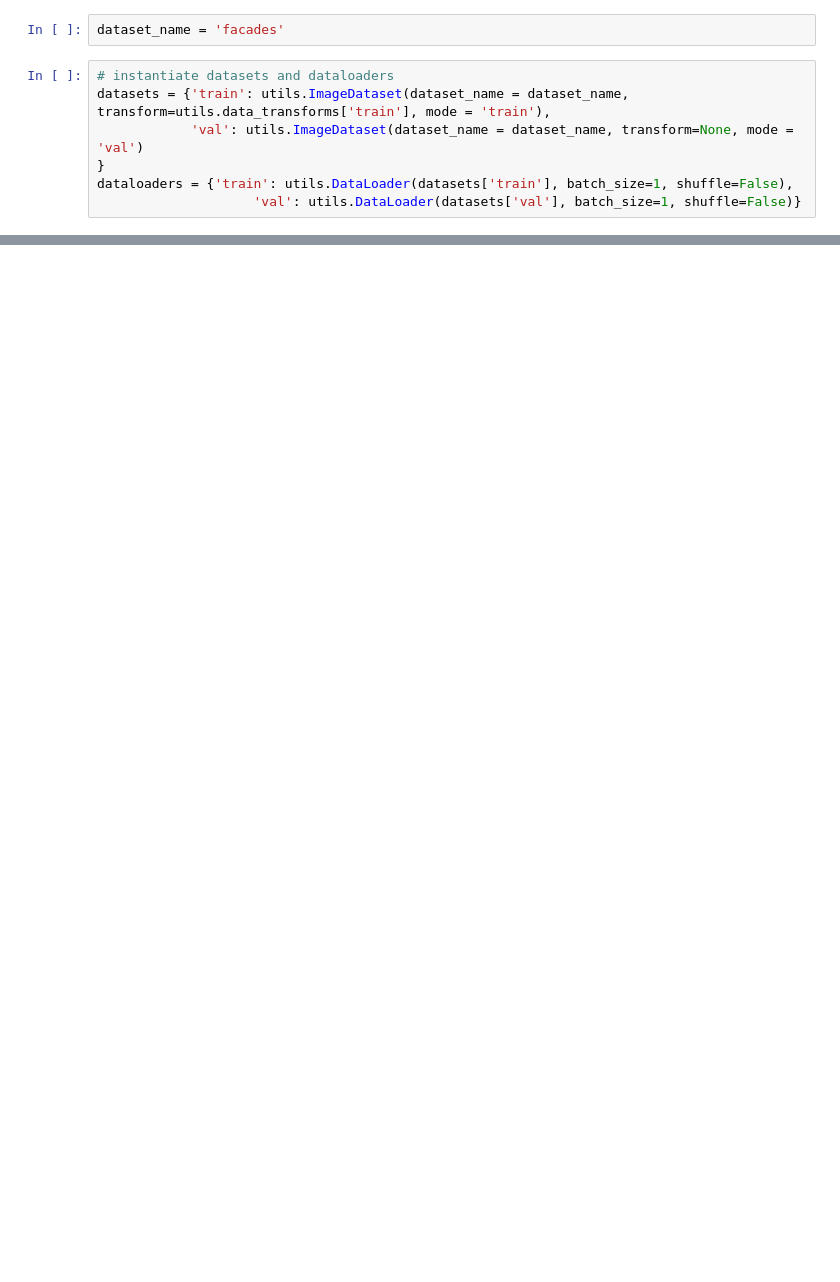
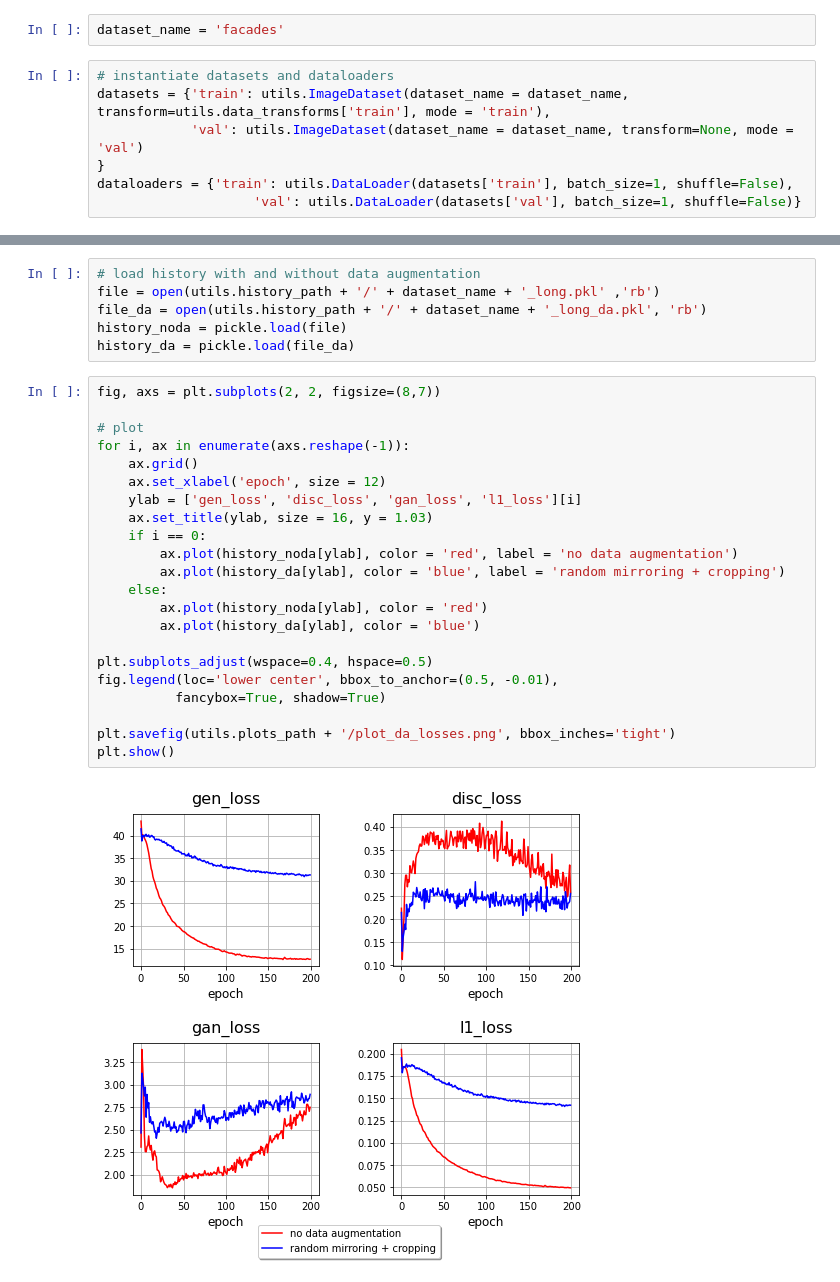
Before and after one commit to hugoartigas/pix2pix, a Jupyter notebook: plots_da.ipynb, the cells around one changed output, grey strips where cells are left out. Drawn from its saved outputs; the diff is of its cells as text; blank space fills up the shorter version.

```diff
--- a/plots_da.ipynb
+++ b/plots_da.ipynb
@@ -52,0 +71,30 @@ for i, da_mode in enumerate(['', 'da_']):
+# %%
+# load history with and without data augmentation
+file = open(utils.history_path + '/' + dataset_name + '_long.pkl' ,'rb')
+file_da = open(utils.history_path + '/' + dataset_name + '_long_da.pkl', 'rb')
+history_noda = pickle.load(file)
+history_da = pickle.load(file_da)
+# %%
+fig, axs = plt.subplots(2, 2, figsize=(8,7))
+
+# plot
+for i, ax in enumerate(axs.reshape(-1)):
+    ax.grid()
+    ax.set_xlabel('epoch', size = 12)
+    ylab = ['gen_loss', 'disc_loss', 'gan_loss', 'l1_loss'][i]
+    ax.set_title(ylab, size = 16, y = 1.03)
+    if i == 0:
+        ax.plot(history_noda[ylab], color = 'red', label = 'no data augmentation')
+        ax.plot(history_da[ylab], color = 'blue', label = 'random mirroring + cropping')
+    else:
+        ax.plot(history_noda[ylab], color = 'red')
+        ax.plot(history_da[ylab], color = 'blue')
+
+plt.subplots_adjust(wspace=0.4, hspace=0.5)
+fig.legend(loc='lower center', bbox_to_anchor=(0.5, -0.01),
+          fancybox=True, shadow=True)
+
+plt.savefig(utils.plots_path + '/plot_da_losses.png', bbox_inches='tight')
+plt.show()
+# %% [output]
+[figure, added]
```
Also changed, not shown: parts of 6 cells of this notebook, 4 other files.
